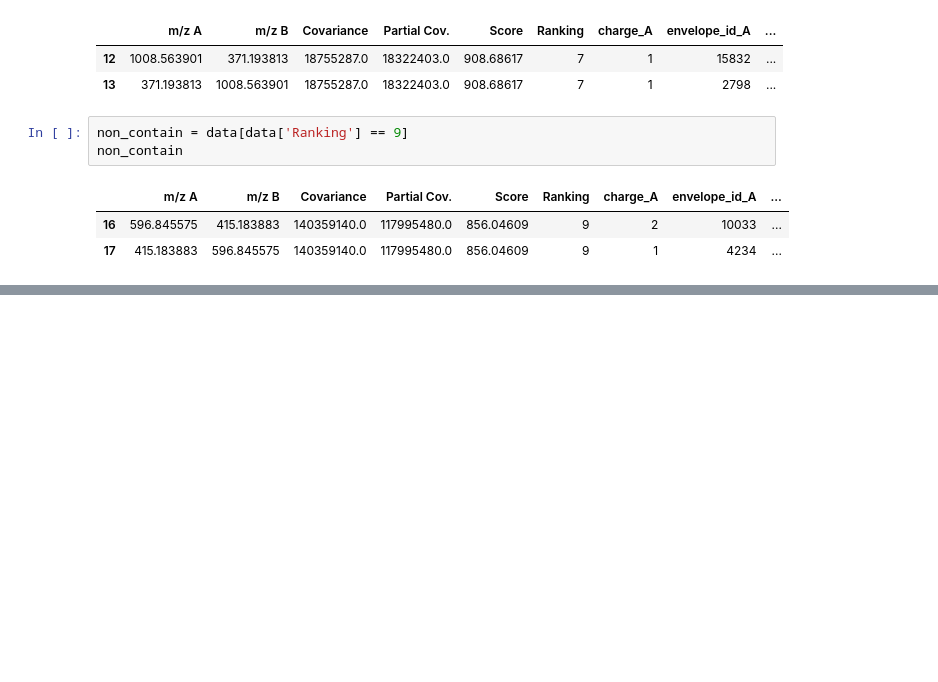
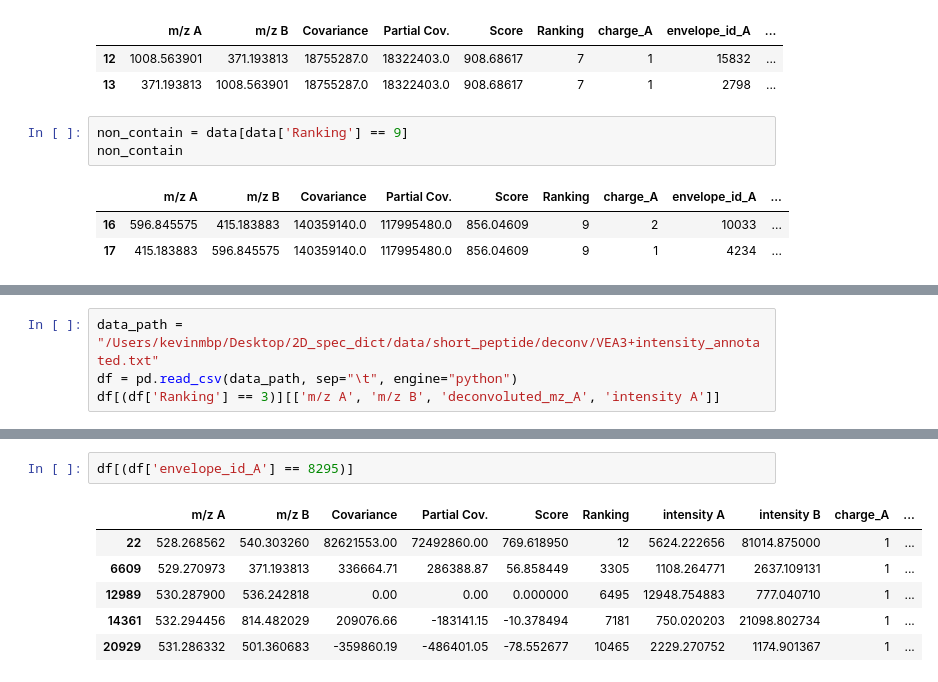
Before and after one commit to Kevinxsn/2D_spec_dict, a Jupyter notebook: pepline/pepline_test.ipynb, the cells around one changed output, grey strips where cells are left out. Drawn from its saved outputs; the diff is of its cells as text; blank space fills up the shorter version.

```diff
--- a/pepline/pepline_test.ipynb
+++ b/pepline/pepline_test.ipynb
@@ -40,0 +89,4 @@ non_contain
+# %%
+data_path = "/Users/kevinmbp/Desktop/2D_spec_dict/data/short_peptide/deconv/VEA3+intensity_annotated.txt"
+df = pd.read_csv(data_path, sep="\t", engine="python")
+df[(df['Ranking'] == 3)][['m/z A', 'm/z B', 'deconvoluted_mz_A', 'intensity A']]
@@ -40,0 +111,9 @@ non_contain
+# %%
+df[(df['envelope_id_A'] == 8295)]
+# %% [output]
+|  | m/z A | m/z B | Covariance | Partial Cov. | Score | Ranking | intensity A | intensity B | charge_A | ... |
+| 22 | 528.268562 | 540.303260 | 82621553.00 | 72492860.00 | 769.618950 | 12 | 5624.222656 | 81014.875000 | 1 | ... |
+| 6609 | 529.270973 | 371.193813 | 336664.71 | 286388.87 | 56.858449 | 3305 | 1108.264771 | 2637.109131 | 1 | ... |
+| 12989 | 530.287900 | 536.242818 | 0.00 | 0.00 | 0.000000 | 6495 | 12948.754883 | 777.040710 | 1 | ... |
+| 14361 | 532.294456 | 814.482029 | 209076.66 | -183141.15 | -10.378494 | 7181 | 750.020203 | 21098.802734 | 1 | ... |
+| 20929 | 531.286332 | 501.360683 | -359860.19 | -486401.05 | -78.552677 | 10465 | 2229.270752 | 1174.901367 | 1 | ... |
```
Also changed, not shown: parts of 22 cells of this notebook, 28 other files.
